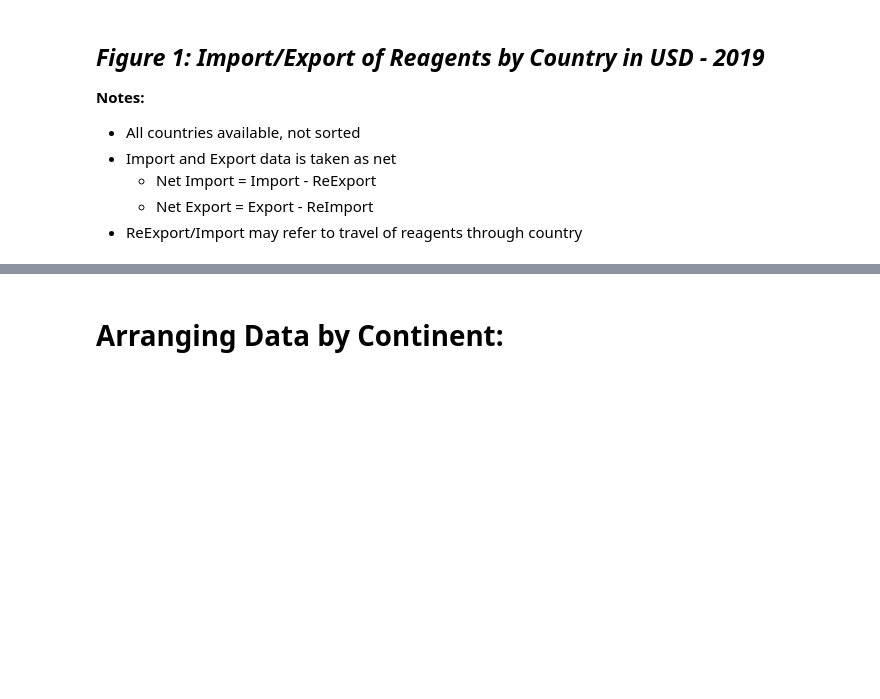
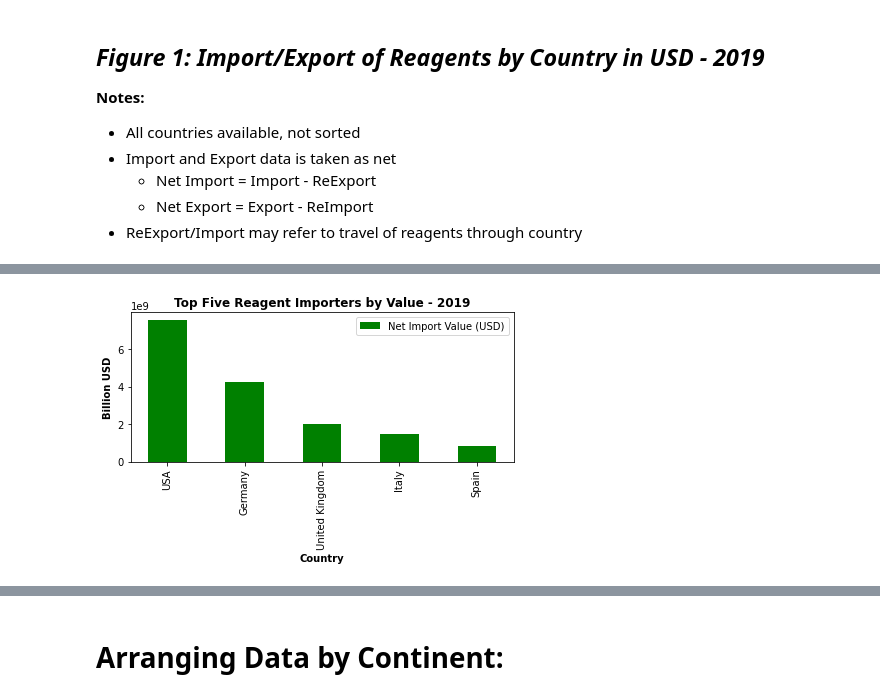
Before and after one commit to J-E-J-S/ReagentDataScraper, a Jupyter notebook: ReagentDataNotebook.ipynb, the cells around one changed output, grey strips where cells are left out. Cells and saved outputs as stored; diff of their text form; code cells hidden in the pictures; blank space fills up the shorter version.

```diff
--- a/ReagentDataNotebook.ipynb
+++ b/ReagentDataNotebook.ipynb
@@ -303,0 +363,25 @@ plt.show()
+# %%
+%matplotlib inline
+graphing_data_desc = Descending_import(graphing_data_2019)
+
+desc_countries = graphing_data_desc[0]
+top_countries = desc_countries[0:5]
+
+desc_import = graphing_data_desc[1]
+top_import_values = desc_import[0:5]
+
+index = np.arange(len(top_countries))
+width = 0.50
+
+plt.bar(index, top_export_values, width, color='green', label='Net Import Value (USD)')
+plt.title('Top Five Reagent Importers by Value - 2019', fontweight='bold')
+
+plt.ylabel('Billion USD', fontweight = 'bold')
+plt.xlabel('Country', fontweight = 'bold')
+plt.xticks(index, top_countries, rotation='vertical')
+plt.legend(loc='best')
+
+plt.tight_layout()
+plt.show()
+# %% [output]
+[figure, added]
```
Also changed, not shown: parts of 14 cells of this notebook.
